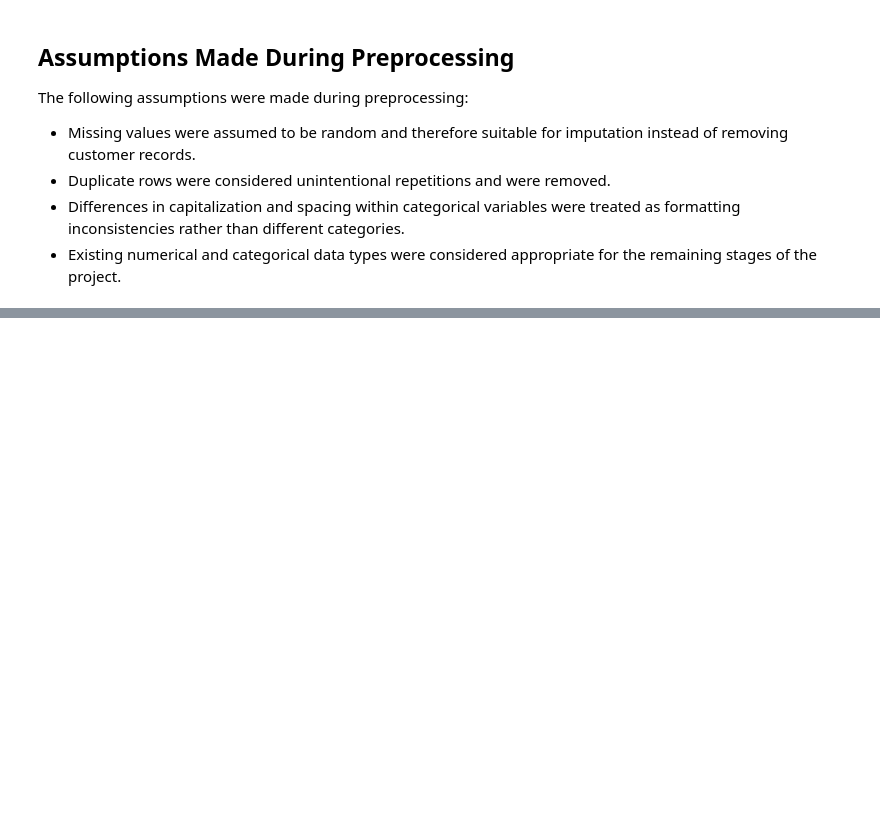
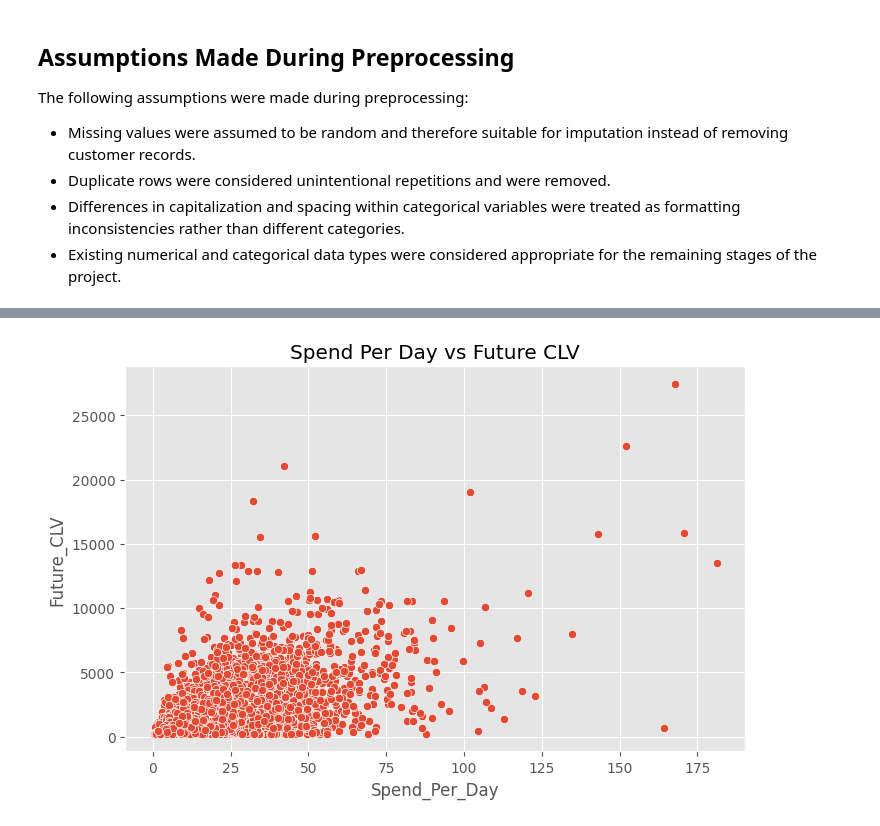
Before and after one commit to AswinSanthoshDev/Predictive-Analytics-Mini-Project, a Jupyter notebook: notebooks/project_analysis.ipynb, the cells around one changed output, grey strips where cells are left out. Saved outputs shown, nothing was run; the diff lists cells and outputs as text; code cells hidden in the pictures; blank space fills up the shorter version.

```diff
--- a/notebooks/project_analysis.ipynb
+++ b/notebooks/project_analysis.ipynb
@@ -491,0 +550,18 @@ The following assumptions were made during preprocessing:
+# %%
+df_clean["Spend_Per_Day"] = (
+    df_clean["Total_Spend"] / df_clean["Customer_Tenure_Days"]
+)
+# %%
+plt.figure(figsize=(8,5))
+
+sns.scatterplot(
+    data=df_clean,
+    x="Spend_Per_Day",
+    y="Future_CLV"
+)
+
+plt.title("Spend Per Day vs Future CLV")
+
+plt.show()
+# %% [output]
+[figure, added]
```
Also changed, not shown: parts of 10 cells of this notebook.
